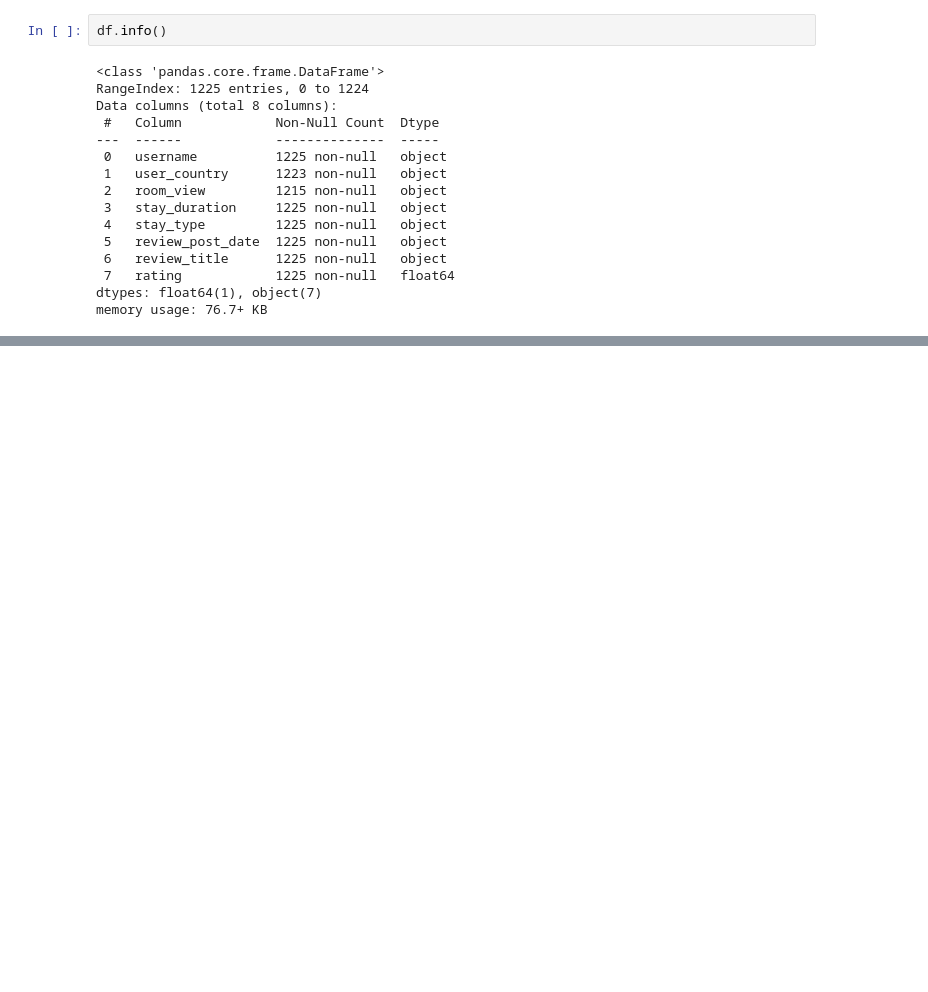
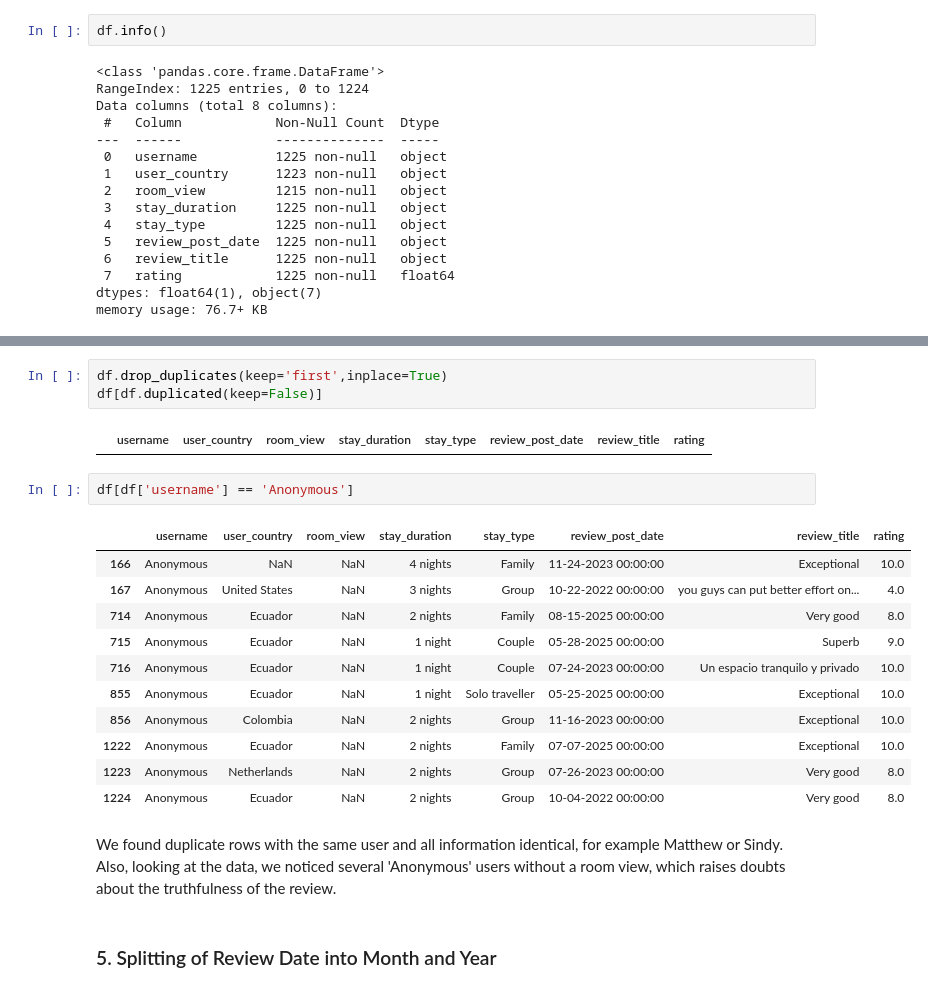
Before and after one commit to asve06/act2_si_225_group2, a Jupyter notebook: act2_si_eda_225_group2.ipynb, the cells around one changed output, grey strips where cells are left out. Cells and saved outputs as stored; diff of their text form; blank space fills up the shorter version.

Commit message:
Clean dataset: fix inconsistencies, split review date, drop nulls

```diff
--- a/act2_si_eda_225_group2.ipynb
+++ b/act2_si_eda_225_group2.ipynb
@@ -88,0 +107,23 @@ memory usage: 76.7+ KB
+# %%
+df.drop_duplicates(keep='first',inplace=True)
+df[df.duplicated(keep=False)]
+# %% [output]
+|  | username | user_country | room_view | stay_duration | stay_type | review_post_date | review_title | rating |
+# %%
+df[df['username'] == 'Anonymous']
+# %% [output]
+|  | username | user_country | room_view | stay_duration | stay_type | review_post_date | review_title | rating |
+| 166 | Anonymous | NaN | NaN | 4 nights | Family | 11-24-2023 00:00:00 | Exceptional | 10.0 |
+| 167 | Anonymous | United States | NaN | 3 nights | Group | 10-22-2022 00:00:00 | you guys can put better effort on... | 4.0 |
+| 714 | Anonymous | Ecuador | NaN | 2 nights | Family | 08-15-2025 00:00:00 | Very good | 8.0 |
+| 715 | Anonymous | Ecuador | NaN | 1 night | Couple | 05-28-2025 00:00:00 | Superb | 9.0 |
+| 716 | Anonymous | Ecuador | NaN | 1 night | Couple | 07-24-2023 00:00:00 | Un espacio tranquilo y privado | 10.0 |
+| 855 | Anonymous | Ecuador | NaN | 1 night | Solo traveller | 05-25-2025 00:00:00 | Exceptional | 10.0 |
+| 856 | Anonymous | Colombia | NaN | 2 nights | Group | 11-16-2023 00:00:00 | Exceptional | 10.0 |
+| 1222 | Anonymous | Ecuador | NaN | 2 nights | Family | 07-07-2025 00:00:00 | Exceptional | 10.0 |
+| 1223 | Anonymous | Netherlands | NaN | 2 nights | Group | 07-26-2023 00:00:00 | Very good | 8.0 |
+| 1224 | Anonymous | Ecuador | NaN | 2 nights | Group | 10-04-2022 00:00:00 | Very good | 8.0 |
+# %% [markdown]
+We found duplicate rows with the same user and all information identical, for example Matthew or Sindy. Also, looking at the data, we noticed several 'Anonymous' users without a room view, which raises doubts about the truthfulness of the review.
+# %% [markdown]
+### 5. Splitting of Review Date into Month and Year
```
Also changed, not shown: parts of 10 cells of this notebook.
